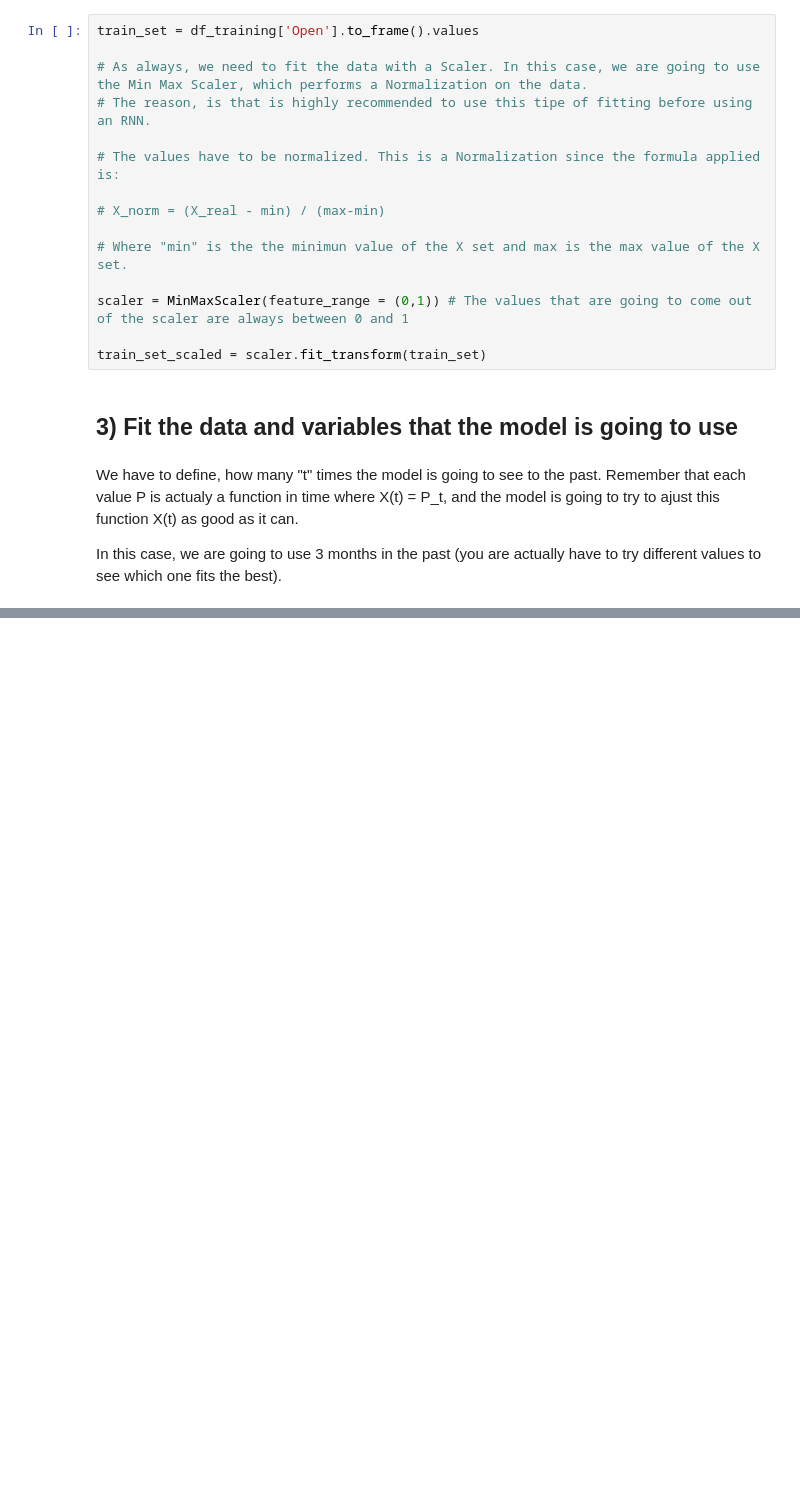
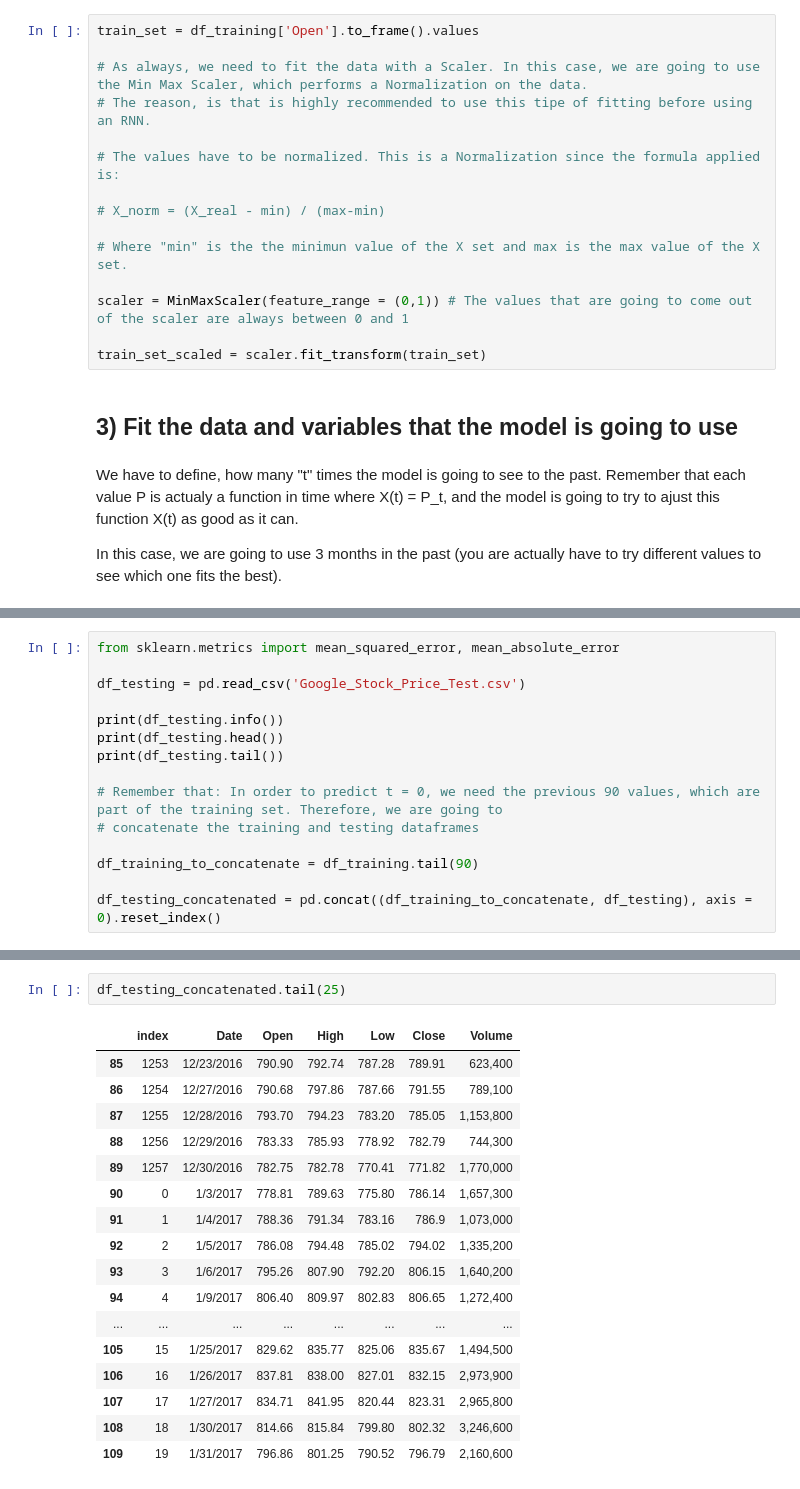
Before and after one commit to aagodoy1/ML-projects-with-explanations-, a Jupyter notebook: Recurrent Neural Networks/RNN.ipynb, the cells around one changed output, grey strips where cells are left out. Cells and saved outputs as stored; diff of their text form; blank space fills up the shorter version.

```diff
--- a/Recurrent Neural Networks/RNN.ipynb
+++ b/Recurrent Neural Networks/RNN.ipynb
@@ -115,0 +216,15 @@ list
+# %%
+from sklearn.metrics import mean_squared_error, mean_absolute_error
+
+df_testing = pd.read_csv('Google_Stock_Price_Test.csv')
+
+print(df_testing.info())
+print(df_testing.head())
+print(df_testing.tail())
+
+# Remember that: In order to predict t = 0, we need the previous 90 values, which are part of the training set. Therefore, we are going to
+# concatenate the training and testing dataframes
+
+df_training_to_concatenate = df_training.tail(90)
+
+df_testing_concatenated = pd.concat((df_training_to_concatenate, df_testing), axis = 0).reset_index()
@@ -115,0 +249,20 @@ list
+# %%
+df_testing_concatenated.tail(25)
+# %% [output]
+|  | index | Date | Open | High | Low | Close | Volume |
+| 85 | 1253 | 12/23/2016 | 790.90 | 792.74 | 787.28 | 789.91 | 623,400 |
+| 86 | 1254 | 12/27/2016 | 790.68 | 797.86 | 787.66 | 791.55 | 789,100 |
+| 87 | 1255 | 12/28/2016 | 793.70 | 794.23 | 783.20 | 785.05 | 1,153,800 |
+| 88 | 1256 | 12/29/2016 | 783.33 | 785.93 | 778.92 | 782.79 | 744,300 |
+| 89 | 1257 | 12/30/2016 | 782.75 | 782.78 | 770.41 | 771.82 | 1,770,000 |
+| 90 | 0 | 1/3/2017 | 778.81 | 789.63 | 775.80 | 786.14 | 1,657,300 |
+| 91 | 1 | 1/4/2017 | 788.36 | 791.34 | 783.16 | 786.9 | 1,073,000 |
+| 92 | 2 | 1/5/2017 | 786.08 | 794.48 | 785.02 | 794.02 | 1,335,200 |
+| 93 | 3 | 1/6/2017 | 795.26 | 807.90 | 792.20 | 806.15 | 1,640,200 |
+| 94 | 4 | 1/9/2017 | 806.40 | 809.97 | 802.83 | 806.65 | 1,272,400 |
+| ... | ... | ... | ... | ... | ... | ... | ... |
+| 105 | 15 | 1/25/2017 | 829.62 | 835.77 | 825.06 | 835.67 | 1,494,500 |
+| 106 | 16 | 1/26/2017 | 837.81 | 838.00 | 827.01 | 832.15 | 2,973,900 |
+| 107 | 17 | 1/27/2017 | 834.71 | 841.95 | 820.44 | 823.31 | 2,965,800 |
+| 108 | 18 | 1/30/2017 | 814.66 | 815.84 | 799.80 | 802.32 | 3,246,600 |
+| 109 | 19 | 1/31/2017 | 796.86 | 801.25 | 790.52 | 796.79 | 2,160,600 |
```
Also changed, not shown: parts of 15 cells of this notebook, 1 other file.
